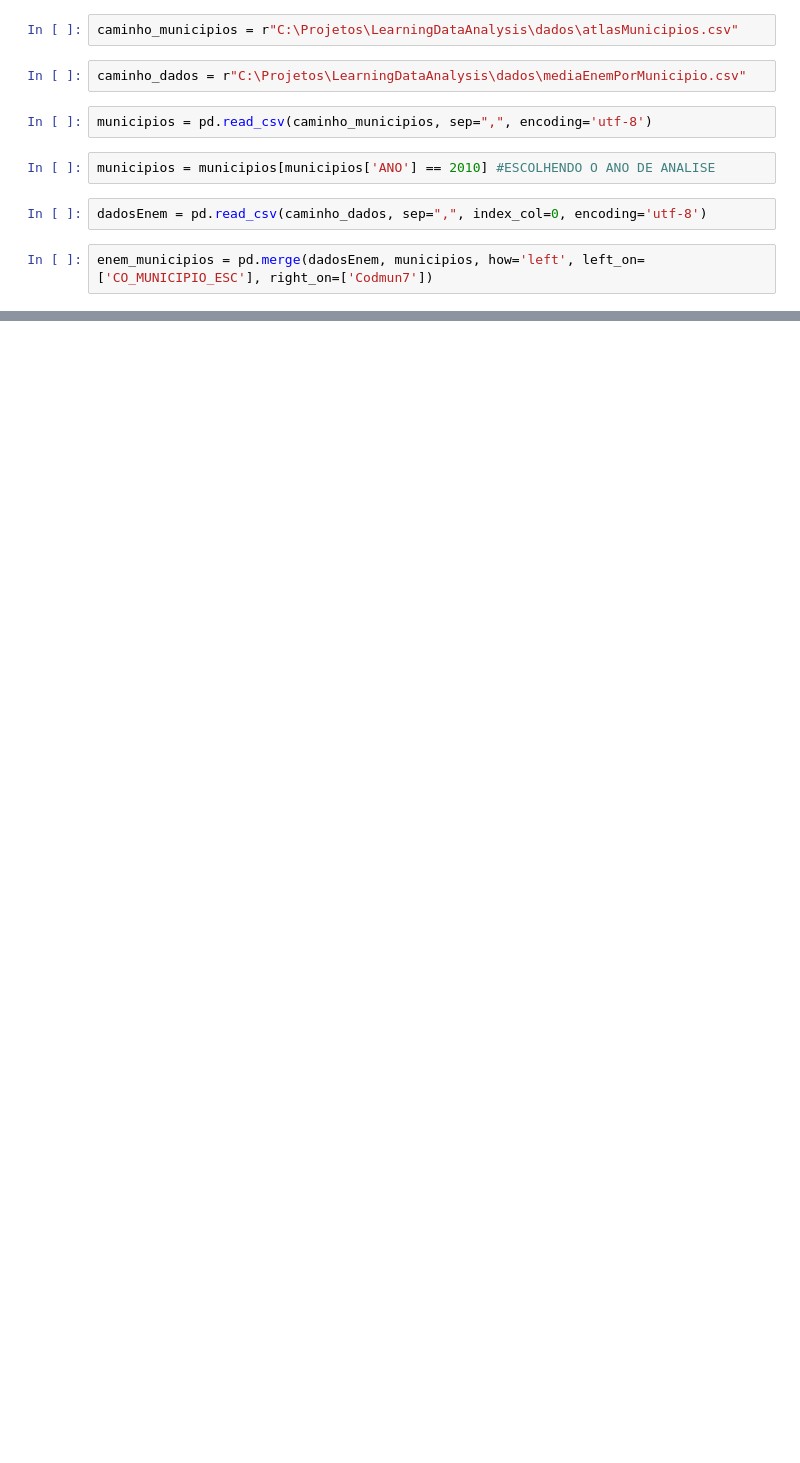
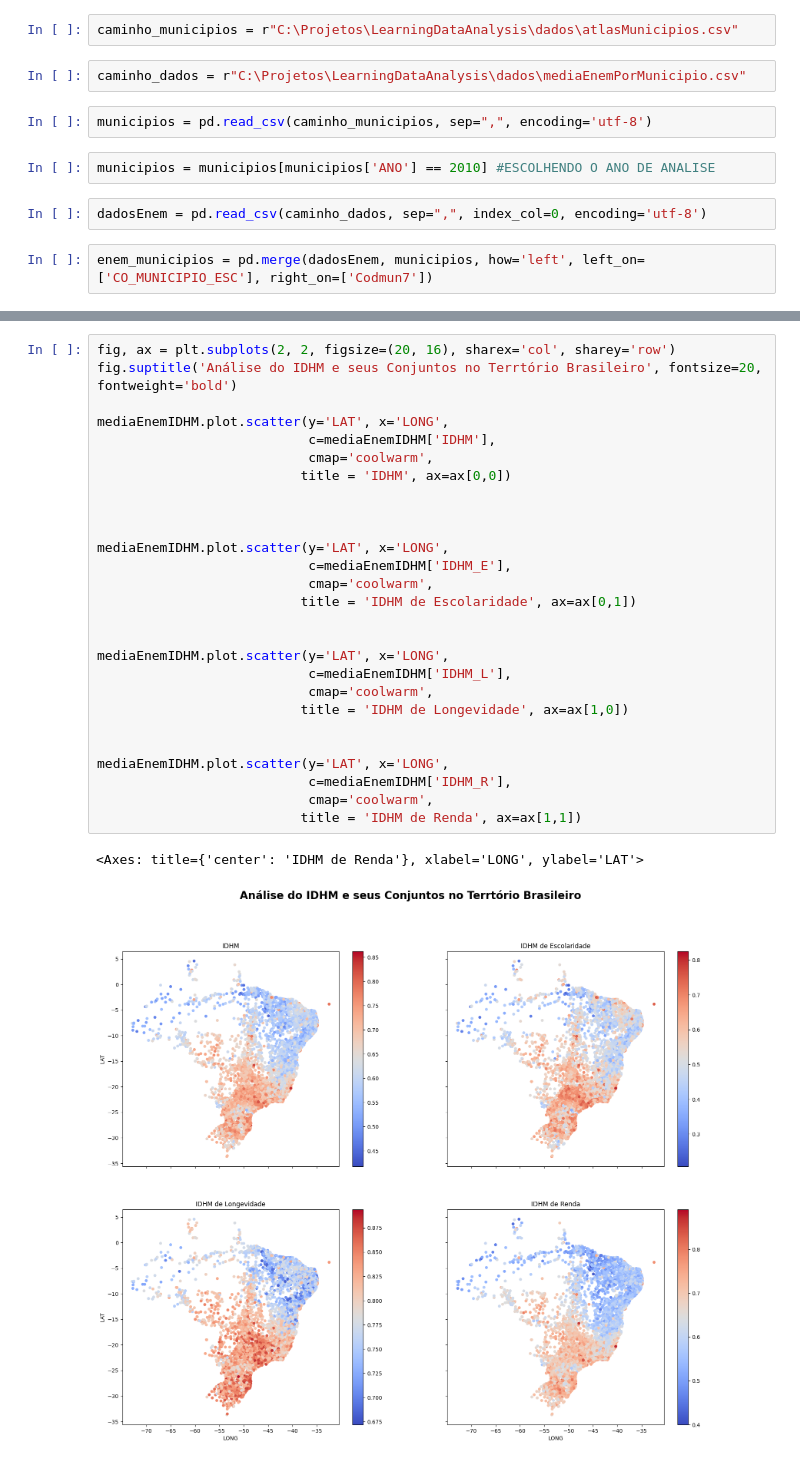
Before and after one commit to arthuneas/LearningDataAnalysis, a Jupyter notebook: Projetos/GráficoemLongitudeNLatitude.ipynb, the cells around one changed output, grey strips where cells are left out. Cells and saved outputs as stored; diff of their text form; blank space fills up the shorter version.

```diff
--- a/Projetos/GráficoemLongitudeNLatitude.ipynb
+++ b/Projetos/GráficoemLongitudeNLatitude.ipynb
@@ -61,0 +78,30 @@ municipios.head()
+# %%
+fig, ax = plt.subplots(2, 2, figsize=(20, 16), sharex='col', sharey='row')
+fig.suptitle('Análise do IDHM e seus Conjuntos no Terrtório Brasileiro', fontsize=20, fontweight='bold')
+
+mediaEnemIDHM.plot.scatter(y='LAT', x='LONG',
+                           c=mediaEnemIDHM['IDHM'],
+                           cmap='coolwarm',
+                          title = 'IDHM', ax=ax[0,0])
+
+
+
+mediaEnemIDHM.plot.scatter(y='LAT', x='LONG',
+                           c=mediaEnemIDHM['IDHM_E'],
+                           cmap='coolwarm',
+                          title = 'IDHM de Escolaridade', ax=ax[0,1])
+
+
+mediaEnemIDHM.plot.scatter(y='LAT', x='LONG',
+                           c=mediaEnemIDHM['IDHM_L'],
+                           cmap='coolwarm',
+                          title = 'IDHM de Longevidade', ax=ax[1,0])
+
+
+mediaEnemIDHM.plot.scatter(y='LAT', x='LONG',
+                           c=mediaEnemIDHM['IDHM_R'],
+                           cmap='coolwarm',
+                          title = 'IDHM de Renda', ax=ax[1,1])
+# %% [output]
+<Axes: title={'center': 'IDHM de Renda'}, xlabel='LONG', ylabel='LAT'>
+[figure, added]
```
Also changed, not shown: parts of 5 cells of this notebook.
